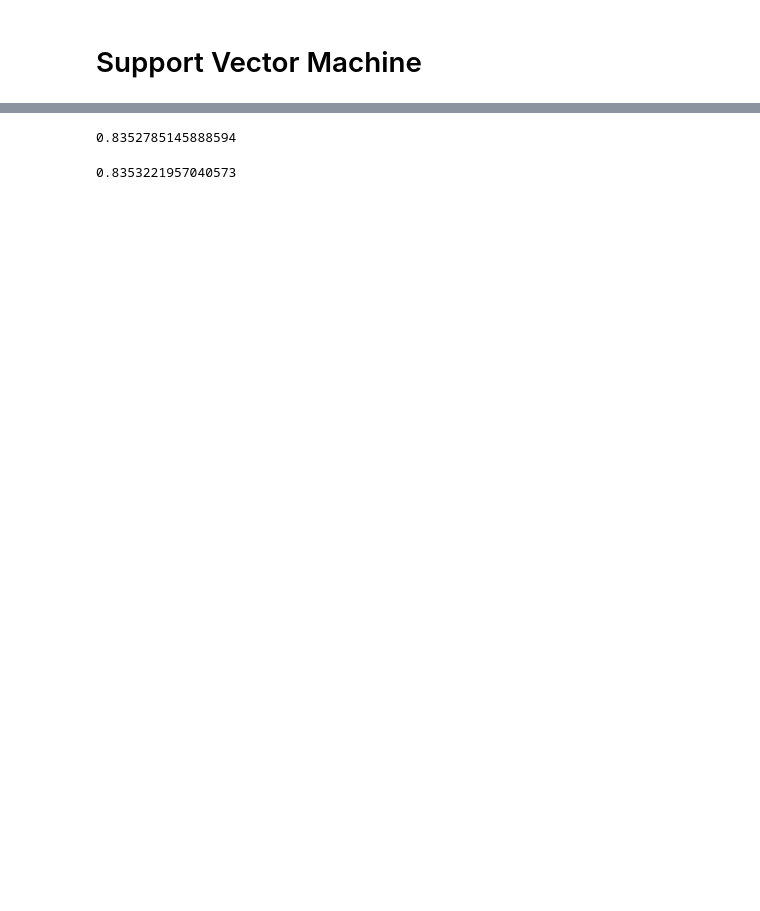
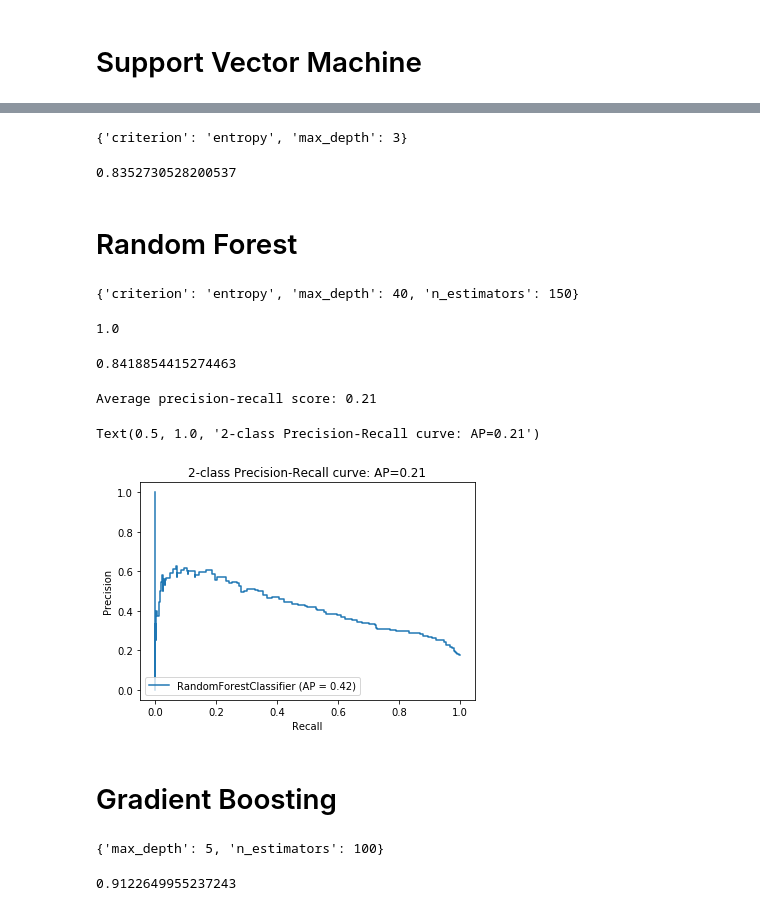
Before and after one commit to eyl1532/speed-dating-analysis, a Jupyter notebook: logistic_regression.ipynb, the cells around one changed output, grey strips where cells are left out. Saved outputs shown, nothing was run; the diff lists cells and outputs as text; code cells hidden in the pictures; blank space fills up the shorter version.

```diff
--- a/logistic_regression.ipynb
+++ b/logistic_regression.ipynb
@@ -133,10 +174,66 @@ gscv.score(X_train, y_train)
+# %%
+params = {'criterion': ['gini', 'entropy'],
+          'max_depth': [3, 5, 7, 10, 12, 15, 25]}
+
+gscv = GridSearchCV(DecisionTreeClassifier(), params, cv=3)
+gscv.fit(X_train, y_train)
+gscv.best_params_
+# %% [output]
+{'criterion': 'entropy', 'max_depth': 3}
+# %%
+dtc = DecisionTreeClassifier(max_depth=3, criterion='entropy')
+dtc.fit(X_train,y_train).score(X_train, y_train)
+# %% [output]
+0.8352730528200537
+# %% [markdown]
+# Random Forest
+# %%
+params = {'n_estimators': [10, 50, 100, 150, 200],
+          'criterion': ['gini', 'entropy'],
+          'max_depth': [5, 10, 25, 40, 60]}
+
+gscv = GridSearchCV(RandomForestClassifier(), params, cv=3)
+gscv.fit(X_train, y_train)
+gscv.best_params_
+# %% [output]
+{'criterion': 'entropy', 'max_depth': 40, 'n_estimators': 150}
+# %%
+rfc = RandomForestClassifier(criterion='entropy', max_depth=40, n_estimators=150)
+rfc.fit(X_train,y_train).score(X_train, y_train)
+# %% [output]
+1.0
+# %%
+rfc.score(X_test, y_test)
+# %% [output]
+0.8418854415274463
+# %%
+y_score = rfc.predict(X_test)
+average_precision = average_precision_score(y_test, y_score)
+
+print('Average precision-recall score: {0:0.2f}'.format(
+      average_precision))
+
+disp = plot_precision_recall_curve(rfc, X_test, y_test)
+disp.ax_.set_title('2-class Precision-Recall curve: '
+                   'AP={0:0.2f}'.format(average_precision))
+# %% [output]
+Average precision-recall score: 0.21
+Text(0.5, 1.0, '2-class Precision-Recall curve: AP=0.21')
+[figure, added]
+# %% [markdown]
+# Gradient Boosting
+# %%
+params = {'n_estimators': [10, 50, 100, 150, 200],
+          'max_depth': [5, 10, 25, 40, 60]}
+
+gscv = GridSearchCV(GradientBoostingClassifier(), params, cv=3)
+gscv.fit(X_train, y_train)
+gscv.best_params_
+# %% [output]
+{'max_depth': 5, 'n_estimators': 100}
 # %%
-lr = SVC()
-lr.fit(X_train,y_train).score(X_train, y_train)
+gbc = GradientBoostingClassifier(max_depth=5)
+gbc.fit(X_train,y_train).score(X_train, y_train)
 # %% [output]
-0.8352785145888594
+0.9122649955237243
-# %%
-accuracy_score(y_test, lr.predict(X_test))
-# %% [output]
-0.8353221957040573
 # %%
```
Also changed, not shown: parts of 33 cells of this notebook, 2 other files.
